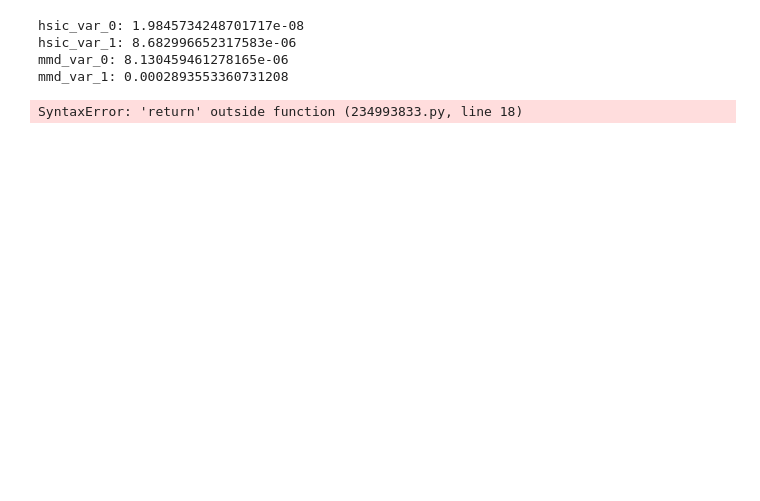
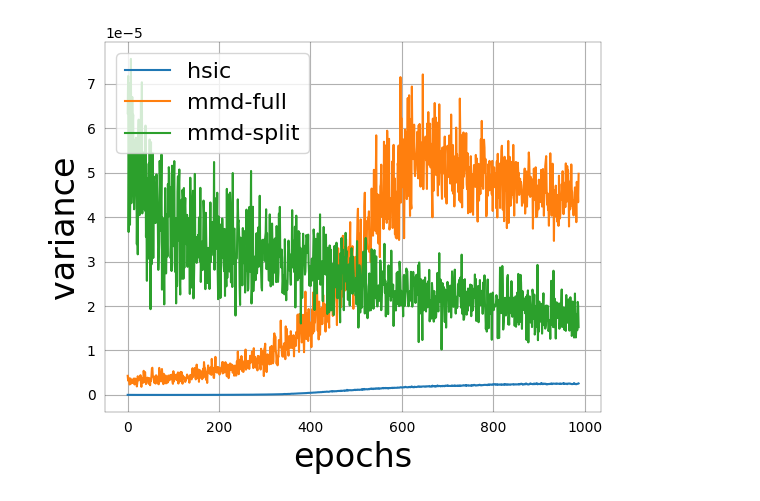
Before and after one commit to xunathan96/deephsic, a Jupyter notebook: notebook/plot_var.ipynb, the cells around one changed output. Saved outputs shown, nothing was run; the diff lists cells and outputs as text; code cells hidden in the pictures; blank space fills up the shorter version.

Commit message:
sinusoid plots

```diff
--- a/notebook/plot_var.ipynb
+++ b/notebook/plot_var.ipynb
@@ -23,30 +20,28 @@ The autoreload extension is already loaded. To reload it, use:
 # %%
 METHOD = "hsic"
-DATASET = "hdgm30"
+DATASET = "hdgm10"
 SAMPLE_SIZE = 1024
-WINDOW = 300
+WINDOW = 988
 
 epochs = np.arange(WINDOW)
-vars_hsic = np.load(f"../src/exp/eval/vars/hsic-var-{DATASET}-{SAMPLE_SIZE}.npy")[:WINDOW]
-vars_mmd = np.load(f"../src/exp/eval/vars/mmd-var-{DATASET}-{SAMPLE_SIZE}.npy")[:WINDOW]
+vars_hsic = np.load(f"../src/exp/eval/hdgm/variance_tests/hsic-var-{DATASET}-{SAMPLE_SIZE}.npy")[:WINDOW]
+vars_mmd = np.load(f"../src/exp/eval/hdgm/variance_tests/mmd-var-{DATASET}-{SAMPLE_SIZE}.npy")[:WINDOW]
+vars_mmd_split = np.load(f"../src/exp/eval/hdgm/variance_tests/mmd-split-var-{DATASET}-{SAMPLE_SIZE}.npy")[:WINDOW]
 
 plt.plot(epochs, vars_hsic, label='hsic')
-plt.plot(epochs, vars_mmd, label='mmd')
+plt.plot(epochs, vars_mmd, label='mmd-full')
+plt.plot(epochs, vars_mmd_split, label='mmd-split')
 plt.legend(prop={'size': 16})
 
 plt.grid()
 plt.xlabel("epochs", fontsize=24)
 plt.ylabel("variance", fontsize=24)
 
 plt.rcParams['axes.linewidth'] = 0.2
-# plt.ticklabel_format(axis='y', style='sci', scilimits=(0,0))
+plt.ticklabel_format(axis='y', style='sci', scilimits=(0,0))
 plt.tick_params(left=False,) # labelsize=18)
 plt.tick_params(bottom=False,) # labelsize=18)
 # plt.gca().xaxis.set_major_locator(plt.MultipleLocator(1000))
-plt.savefig(f"plots/variance/variance-{METHOD}-{DATASET}-{SAMPLE_SIZE}.pdf", format="pdf", bbox_inches="tight")
+# plt.savefig(f"plots/variance/variance-split-{DATASET}-{SAMPLE_SIZE}.pdf", format="pdf", bbox_inches="tight")
 # %% [output]
-hsic_var_0: 1.9845734248701717e-08
-hsic_var_1: 8.682996652317583e-06
-mmd_var_0: 8.130459461278165e-06
-mmd_var_1: 0.0002893553360731208
-SyntaxError: 'return' outside function (234993833.py, line 18)
+[figure, added]
```
Also changed, not shown: parts of 1 cell of this notebook, 2 other files.
